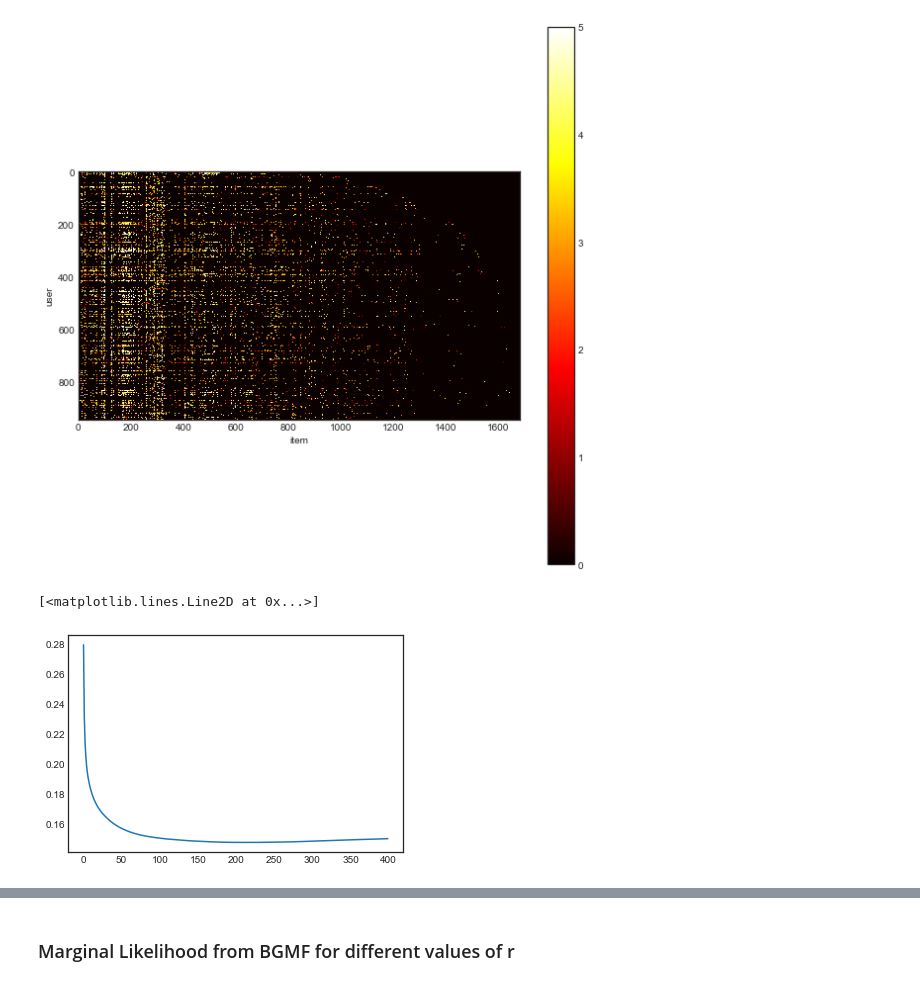
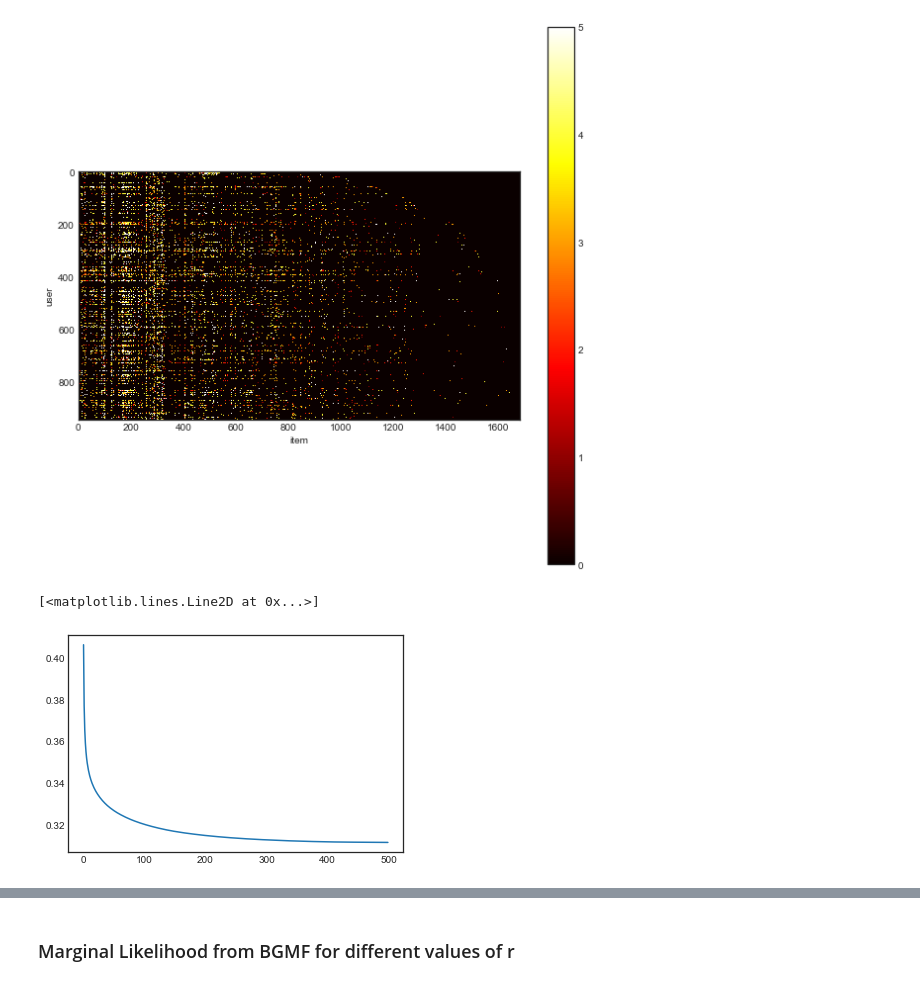
Before and after one commit to T0NY1302/Bayesian-Matrix-Factorisation, a Jupyter notebook: Bayesian_Matrix_Variate_Gaussian_Matrix_Factorisation.ipynb, the cells around one changed output, grey strips where cells are left out. Drawn from its saved outputs; the diff is of its cells as text; code cells hidden in the pictures.

Commit message:
extra netflix plots

```diff
--- a/Bayesian_Matrix_Variate_Gaussian_Matrix_Factorisation.ipynb
+++ b/Bayesian_Matrix_Variate_Gaussian_Matrix_Factorisation.ipynb
@@ -236,25 +236,24 @@ plt.show()
 # %% [output]
 [figure]
 # %%
-ratings = ratings[:200, :600]
+#ratings = ratings[:200, :600]
 Y = ratings
 
 np.random.seed(0)
 
-burnin = 100
-T = 500
+burnin = 1000
+T = 1500
 sigma_2 = 1
-k = 0.1
-
+k = 0.01
 r = 100
 
 C_pred, X_pred, C_running_average, X_running_average = BGMF(Y, k, r, T, sigma_2, burnin, return_running_average=True)
 
 Y_pred = C_pred @ X_pred
 Y_pred_running = np.array([C @ X for C, X in zip(C_running_average, X_running_average)])
 nmse_running = [calculate_nmse(Y, Y_pred) for Y_pred in Y_pred_running]
 
 plt.plot(range(T-burnin), nmse_running)
 # %% [output]
 [<matplotlib.lines.Line2D at 0x...>]
-[figure, old version]
+[figure, new version]
```
Also changed, not shown: parts of 5 cells of this notebook.
